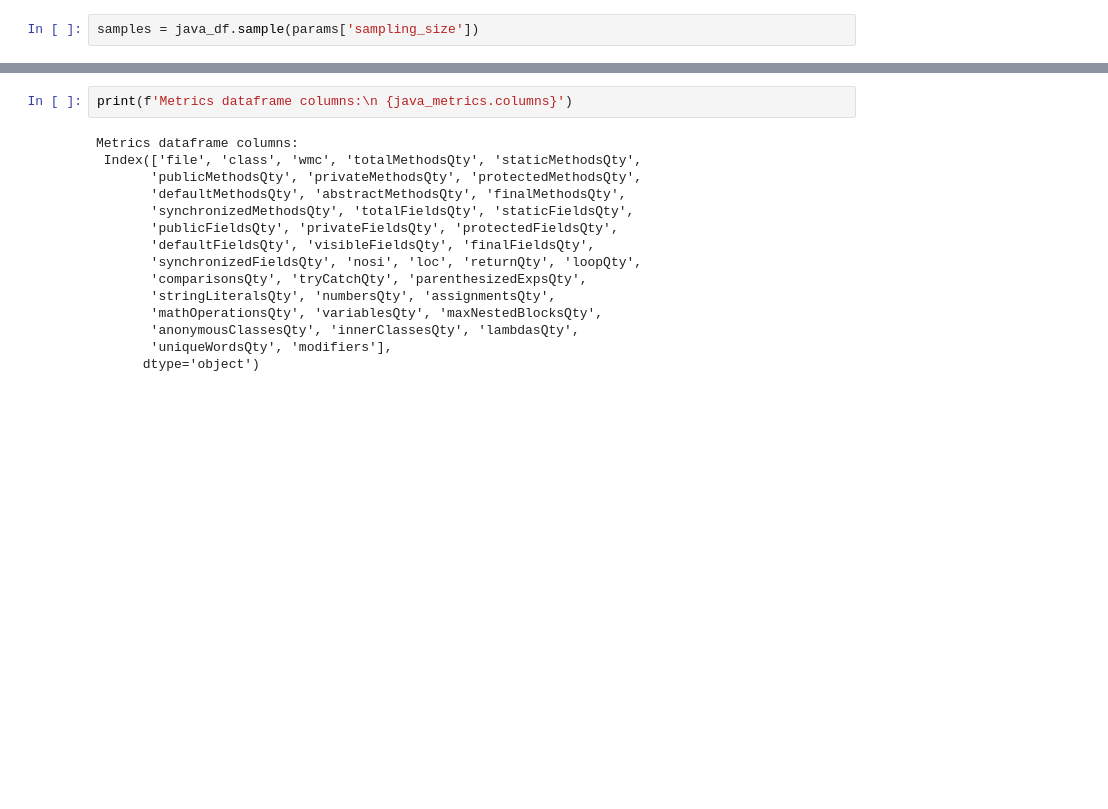
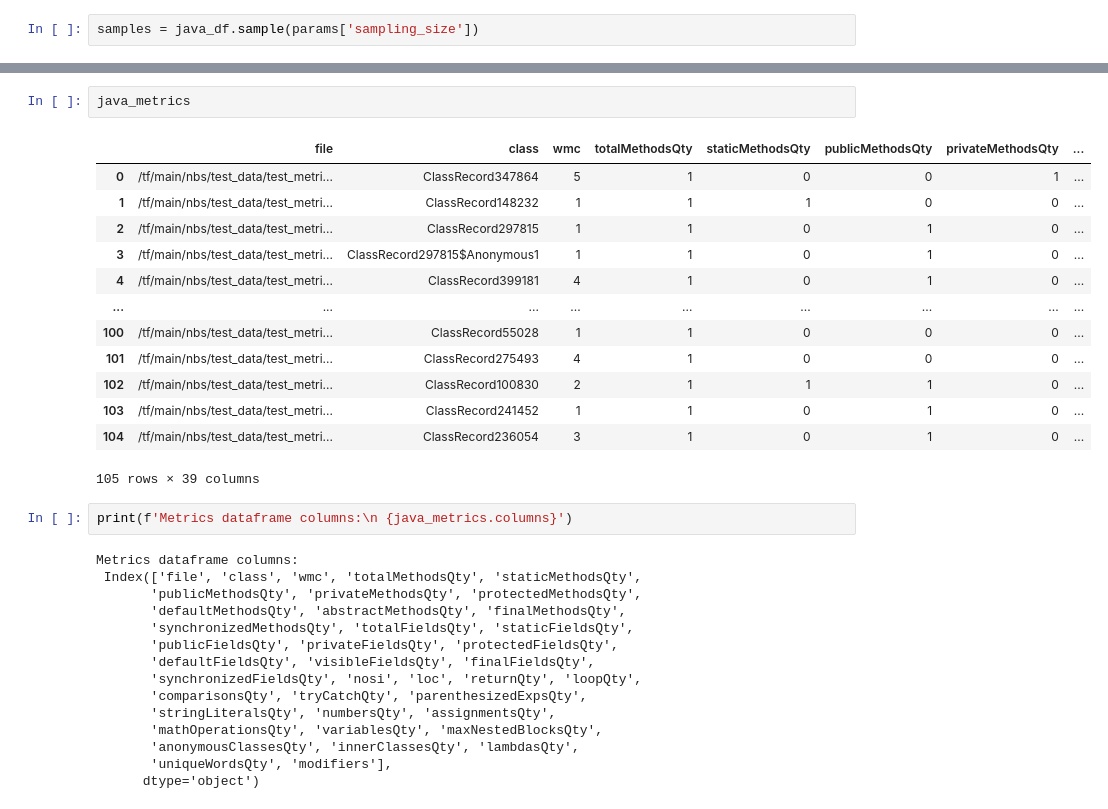
Before and after one commit to WM-SEMERU/ds4se, a Jupyter notebook: nbs/1.5_exp.metrics_java.ipynb, the cells around one changed output, grey strips where cells are left out. Cells and saved outputs as stored; diff of their text form; blank space fills up the shorter version.

```diff
--- a/nbs/1.5_exp.metrics_java.ipynb
+++ b/nbs/1.5_exp.metrics_java.ipynb
@@ -288,3 +322,19 @@ java_metrics.head()
+# %%
+java_metrics
+# %% [output]
+|  | file | class | wmc | totalMethodsQty | staticMethodsQty | publicMethodsQty | privateMethodsQty | ... |
+| 0 | /tf/main/nbs/test_data/test_metri... | ClassRecord347864 | 5 | 1 | 0 | 0 | 1 | ... |
+| 1 | /tf/main/nbs/test_data/test_metri... | ClassRecord148232 | 1 | 1 | 1 | 0 | 0 | ... |
+| 2 | /tf/main/nbs/test_data/test_metri... | ClassRecord297815 | 1 | 1 | 0 | 1 | 0 | ... |
+| 3 | /tf/main/nbs/test_data/test_metri... | ClassRecord297815$Anonymous1 | 1 | 1 | 0 | 1 | 0 | ... |
+| 4 | /tf/main/nbs/test_data/test_metri... | ClassRecord399181 | 4 | 1 | 0 | 1 | 0 | ... |
+| ... | ... | ... | ... | ... | ... | ... | ... | ... |
+| 100 | /tf/main/nbs/test_data/test_metri... | ClassRecord55028 | 1 | 1 | 0 | 0 | 0 | ... |
+| 101 | /tf/main/nbs/test_data/test_metri... | ClassRecord275493 | 4 | 1 | 0 | 0 | 0 | ... |
+| 102 | /tf/main/nbs/test_data/test_metri... | ClassRecord100830 | 2 | 1 | 1 | 1 | 0 | ... |
+| 103 | /tf/main/nbs/test_data/test_metri... | ClassRecord241452 | 1 | 1 | 0 | 1 | 0 | ... |
+| 104 | /tf/main/nbs/test_data/test_metri... | ClassRecord236054 | 3 | 1 | 0 | 1 | 0 | ... |
+105 rows × 39 columns
 # %%
 print(f'Metrics dataframe columns:\n {java_metrics.columns}')
 # %% [output]
```
Also changed, not shown: parts of 12 cells of this notebook, 39 other files.
